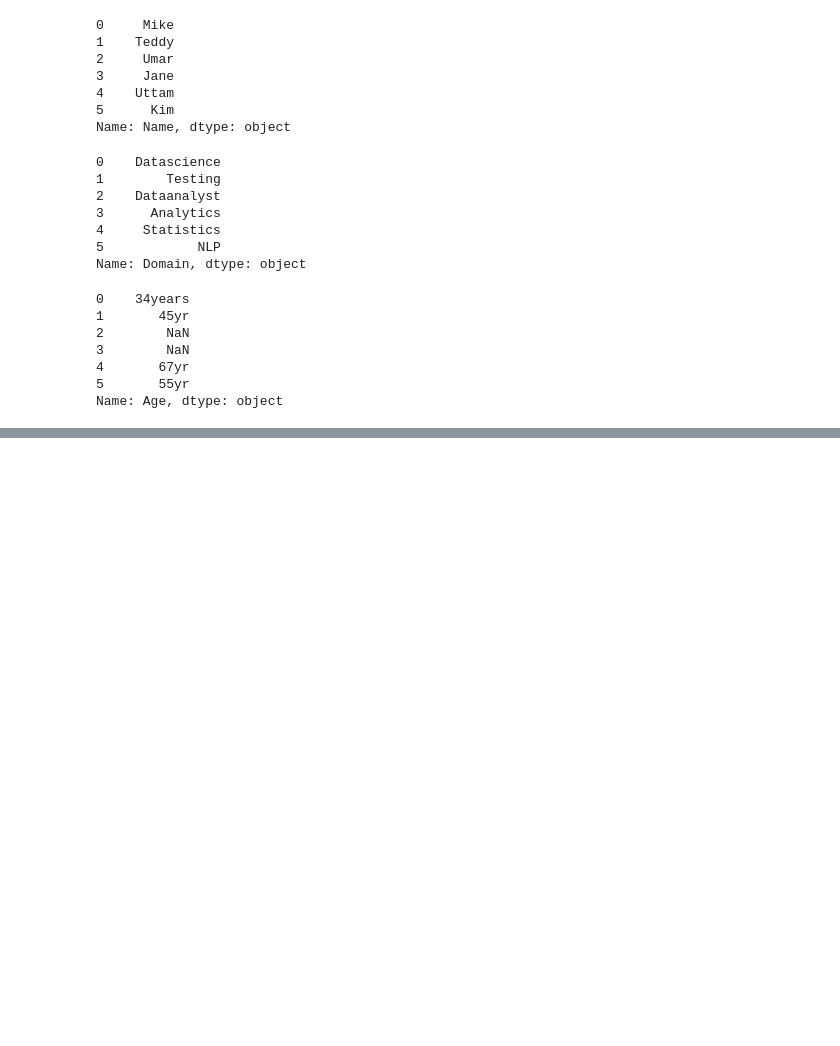
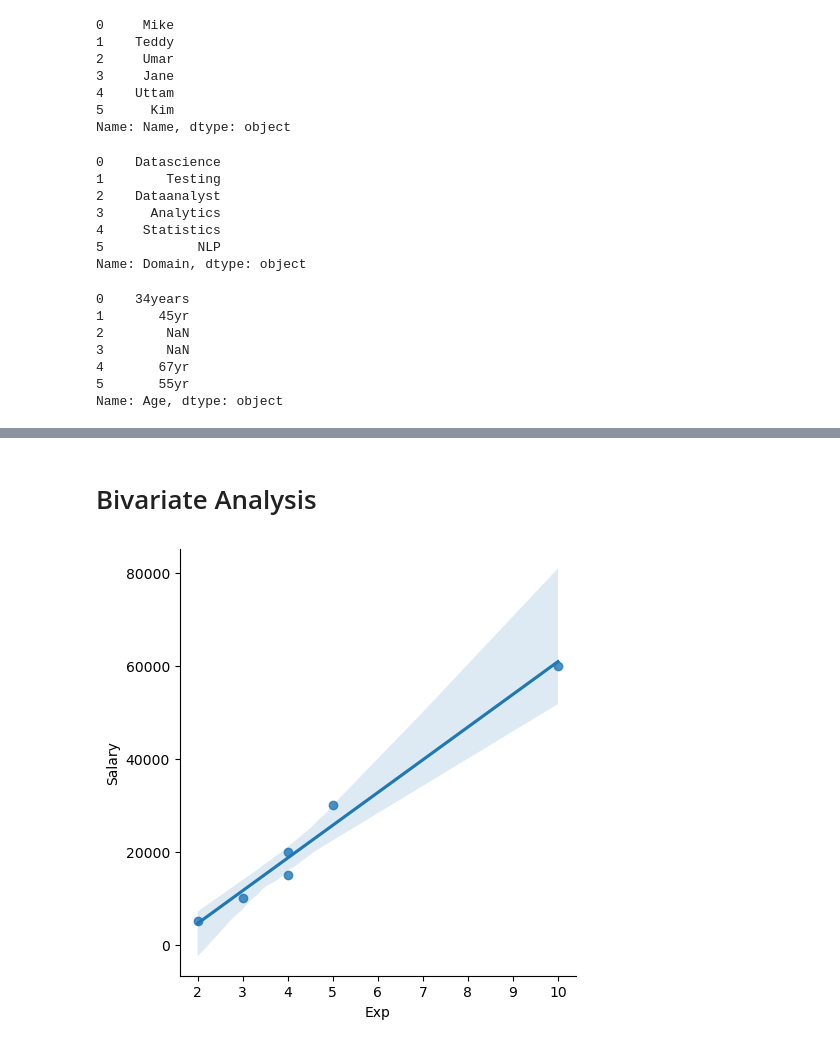
Before and after one commit to Ram2002-ai/DataScience_NareshIt, a Jupyter notebook: Python_libraries/Analysis_lib/ML_EDA.ipynb, the cells around one changed output, grey strips where cells are left out. Cells and saved outputs as stored; diff of their text form; code cells hidden in the pictures; blank space fills up the shorter version.

```diff
--- a/Python_libraries/Analysis_lib/ML_EDA.ipynb
+++ b/Python_libraries/Analysis_lib/ML_EDA.ipynb
@@ -211,0 +434,7 @@ Name: Age, dtype: object
+# %% [markdown]
+# Bivariate Analysis
+# %%
+vis3=sns.lmplot(data=df1,x='Exp',y='Salary')
+plt.show(vis3)
+# %% [output]
+[figure, added]
```
Also changed, not shown: parts of 51 cells of this notebook, 4 other files.
